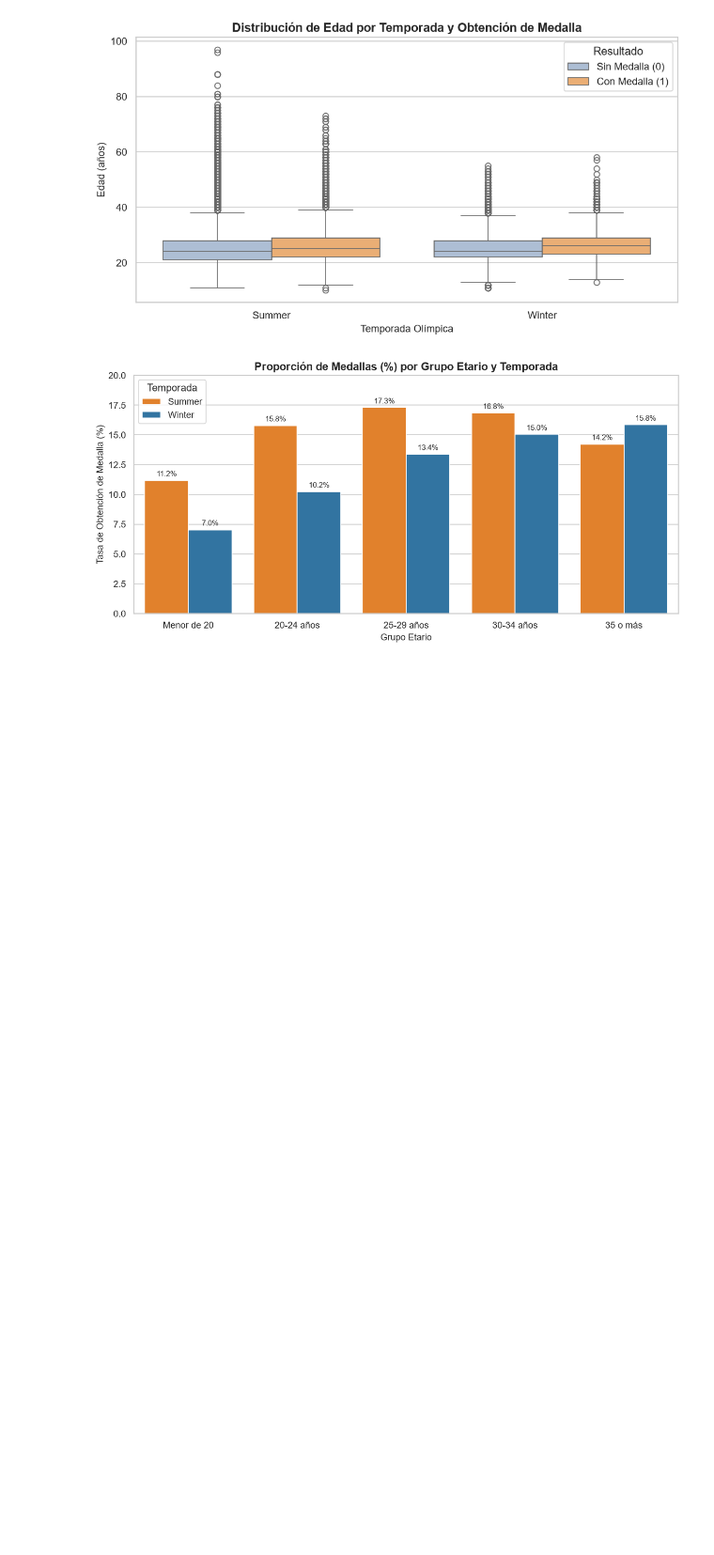
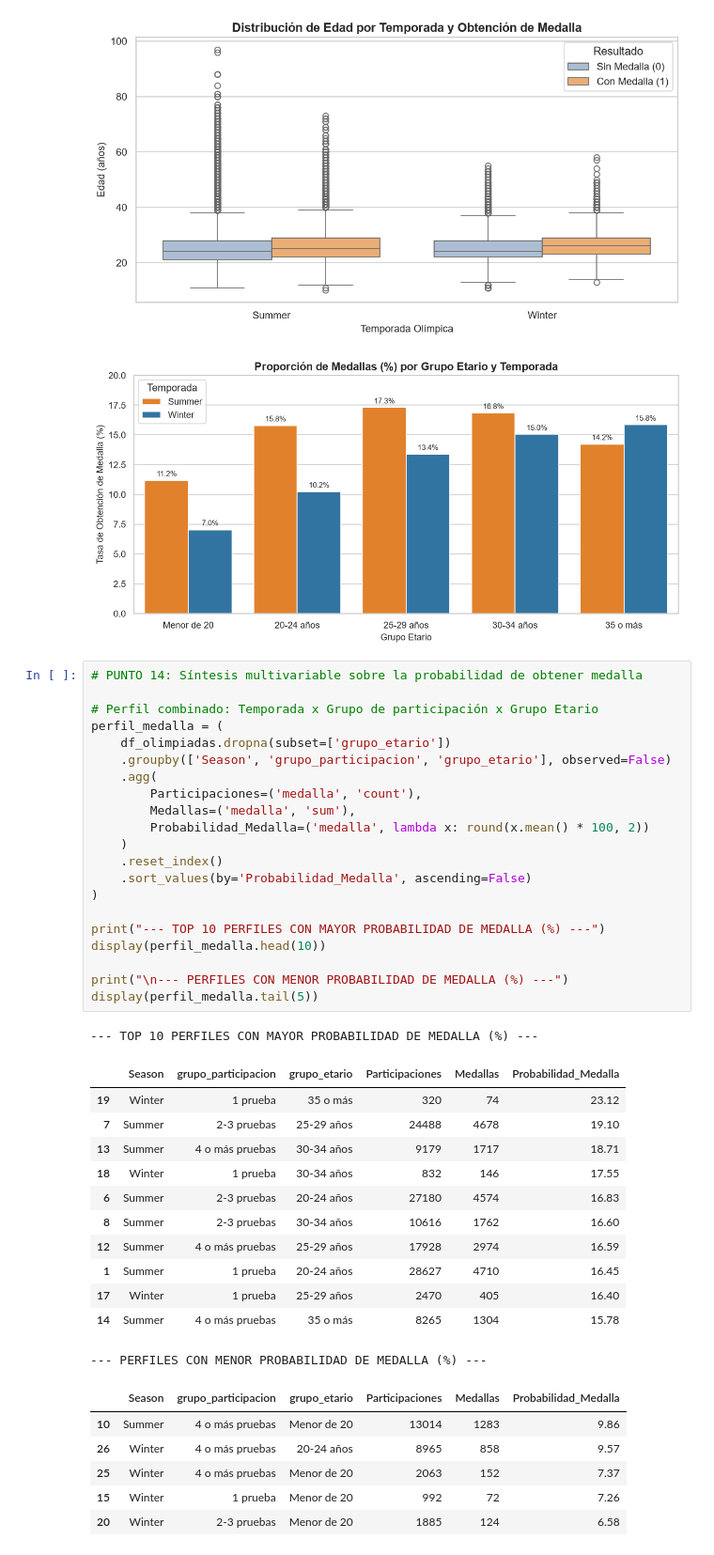
Before and after one commit to l4mp4r4-code/Proyecto_Pandas_Olimpiadas_Garcia_Ian, a Jupyter notebook: notebooks/proyecto_olimpiadas.ipynb, the cells around one changed output. Shown at 94% size. Drawn from its saved outputs; the diff is of its cells as text; blank space fills up the shorter version.

Commit message:
Update proyecto_olimpiadas.ipynb
agregar sintesis  y conclusiones finales (punto 14)

```diff
--- a/notebooks/proyecto_olimpiadas.ipynb
+++ b/notebooks/proyecto_olimpiadas.ipynb
@@ -508,3 +508,44 @@ plt.show()
 # %% [output]
 [figure]
 [figure]
+# %%
+# PUNTO 14: Síntesis multivariable sobre la probabilidad de obtener medalla
+
+# Perfil combinado: Temporada x Grupo de participación x Grupo Etario
+perfil_medalla = (
+    df_olimpiadas.dropna(subset=['grupo_etario'])
+    .groupby(['Season', 'grupo_participacion', 'grupo_etario'], observed=False)
+    .agg(
+        Participaciones=('medalla', 'count'),
+        Medallas=('medalla', 'sum'),
+        Probabilidad_Medalla=('medalla', lambda x: round(x.mean() * 100, 2))
+    )
+    .reset_index()
+    .sort_values(by='Probabilidad_Medalla', ascending=False)
+)
+
+print("--- TOP 10 PERFILES CON MAYOR PROBABILIDAD DE MEDALLA (%) ---")
+display(perfil_medalla.head(10))
+
+print("\n--- PERFILES CON MENOR PROBABILIDAD DE MEDALLA (%) ---")
+display(perfil_medalla.tail(5))
+# %% [output]
+--- TOP 10 PERFILES CON MAYOR PROBABILIDAD DE MEDALLA (%) ---
+|  | Season | grupo_participacion | grupo_etario | Participaciones | Medallas | Probabilidad_Medalla |
+| 19 | Winter | 1 prueba | 35 o más | 320 | 74 | 23.12 |
+| 7 | Summer | 2-3 pruebas | 25-29 años | 24488 | 4678 | 19.10 |
+| 13 | Summer | 4 o más pruebas | 30-34 años | 9179 | 1717 | 18.71 |
+| 18 | Winter | 1 prueba | 30-34 años | 832 | 146 | 17.55 |
+| 6 | Summer | 2-3 pruebas | 20-24 años | 27180 | 4574 | 16.83 |
+| 8 | Summer | 2-3 pruebas | 30-34 años | 10616 | 1762 | 16.60 |
+| 12 | Summer | 4 o más pruebas | 25-29 años | 17928 | 2974 | 16.59 |
+| 1 | Summer | 1 prueba | 20-24 años | 28627 | 4710 | 16.45 |
+| 17 | Winter | 1 prueba | 25-29 años | 2470 | 405 | 16.40 |
+| 14 | Summer | 4 o más pruebas | 35 o más | 8265 | 1304 | 15.78 |
+--- PERFILES CON MENOR PROBABILIDAD DE MEDALLA (%) ---
+|  | Season | grupo_participacion | grupo_etario | Participaciones | Medallas | Probabilidad_Medalla |
+| 10 | Summer | 4 o más pruebas | Menor de 20 | 13014 | 1283 | 9.86 |
+| 26 | Winter | 4 o más pruebas | 20-24 años | 8965 | 858 | 9.57 |
+| 25 | Winter | 4 o más pruebas | Menor de 20 | 2063 | 152 | 7.37 |
+| 15 | Winter | 1 prueba | Menor de 20 | 992 | 72 | 7.26 |
+| 20 | Winter | 2-3 pruebas | Menor de 20 | 1885 | 124 | 6.58 |
```
